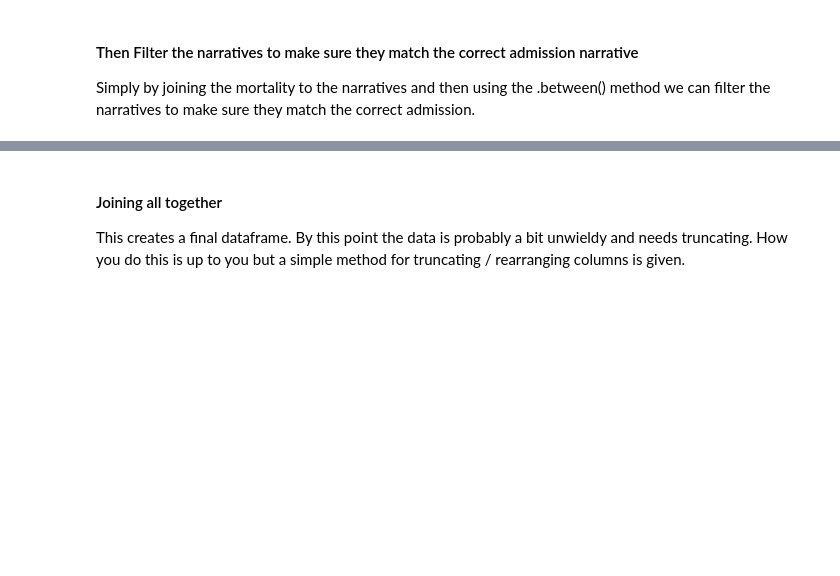
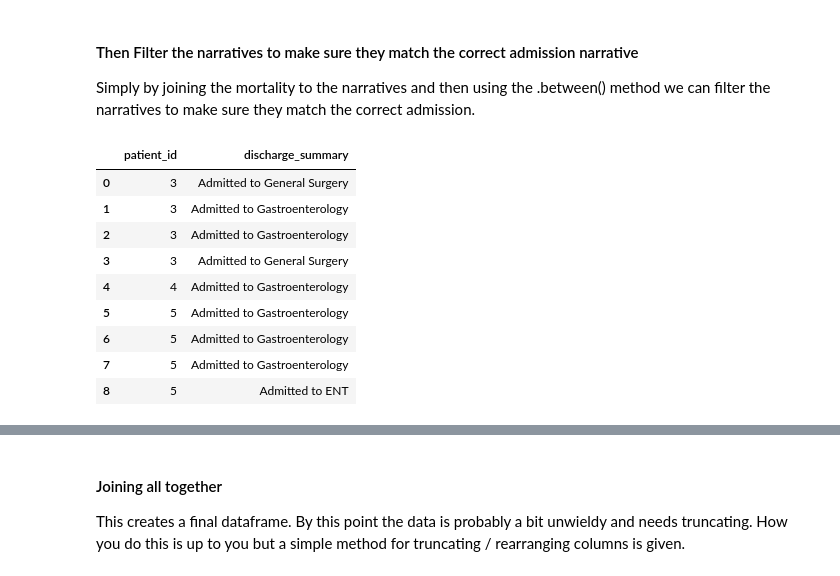
Before and after one commit to MattStammers/Life_Death_Python, a Jupyter notebook: Learning_From_Death/Learning_From_Death.ipynb, the cells around one changed output, grey strips where cells are left out. Cells and saved outputs as stored; diff of their text form; code cells hidden in the pictures; blank space fills up the shorter version.

```diff
--- a/Learning_From_Death/Learning_From_Death.ipynb
+++ b/Learning_From_Death/Learning_From_Death.ipynb
@@ -286,6 +396,19 @@ Simply by joining the mortality to the narratives and then using the .between()
 # Left join them all together
 
 df_narratives = pd.merge(df_merge3, df_narrative, on='patient_id', how='left')
+# %%
+df_narrative
+# %% [output]
+|  | patient_id | discharge_summary |
+| 0 | 3 | Admitted to General Surgery |
+| 1 | 3 | Admitted to Gastroenterology |
+| 2 | 3 | Admitted to Gastroenterology |
+| 3 | 3 | Admitted to General Surgery |
+| 4 | 4 | Admitted to Gastroenterology |
+| 5 | 5 | Admitted to Gastroenterology |
+| 6 | 5 | Admitted to Gastroenterology |
+| 7 | 5 | Admitted to Gastroenterology |
+| 8 | 5 | Admitted to ENT |
 # %%
 # Now filter to select only the correct narratives out
 
```
Also changed, not shown: parts of 20 cells of this notebook, 10 other files.
